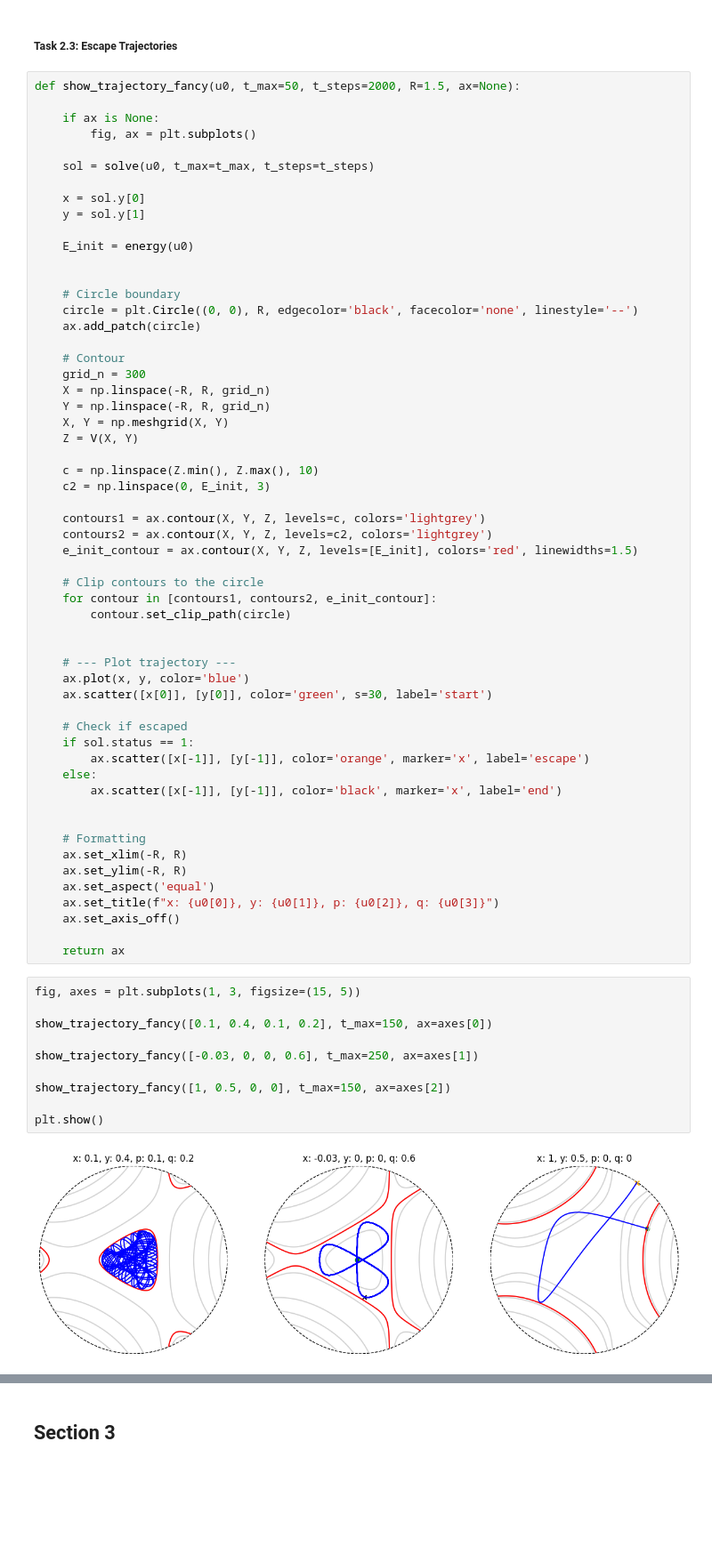
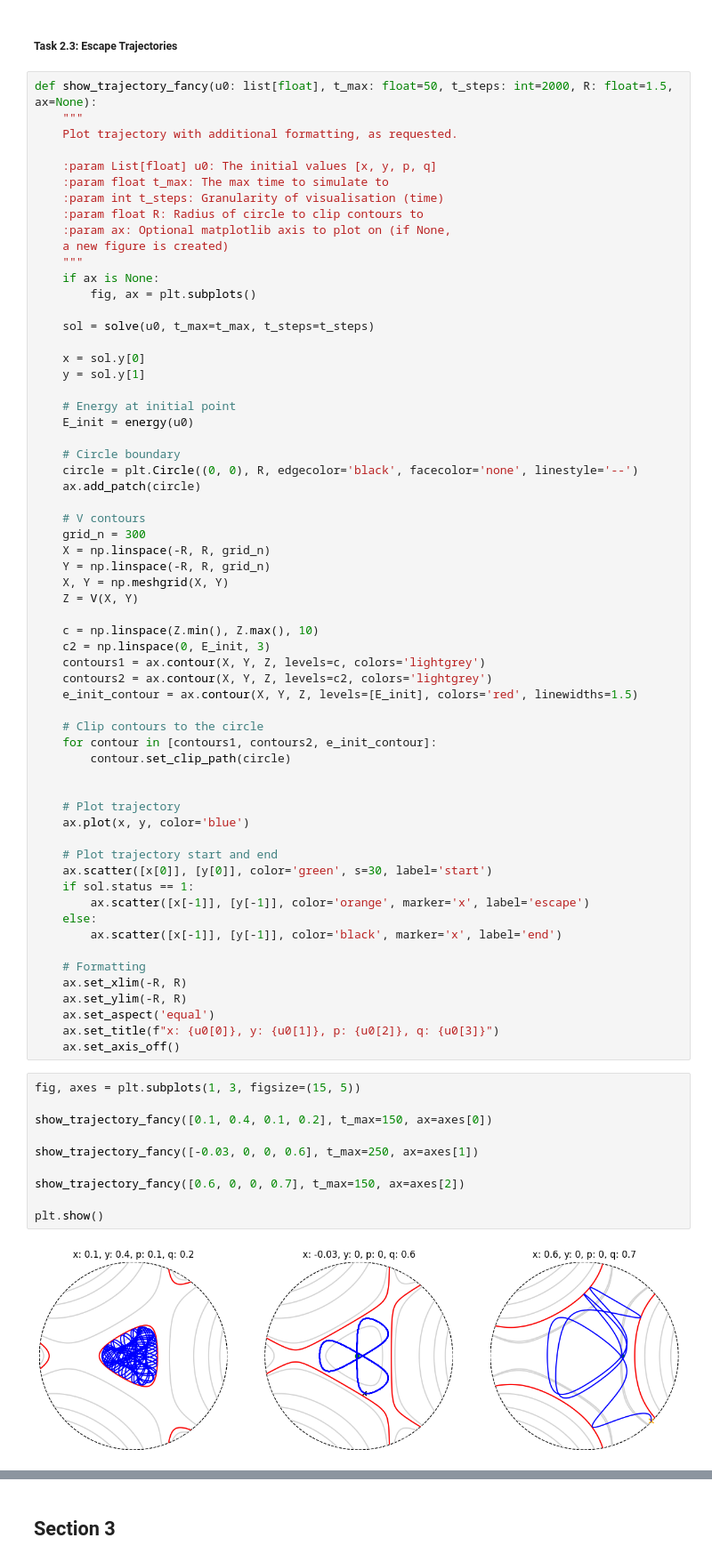
Before and after one commit to ProgramPhantom/MPS224-Scientific-Computing, a Jupyter notebook: Assignment 2/assignment2.ipynb, the cells around one changed output, grey strips where cells are left out. Shown at 89% size. Cells and saved outputs as stored; diff of their text form; blank space fills up the shorter version.

```diff
--- a/Assignment 2/assignment2.ipynb
+++ b/Assignment 2/assignment2.ipynb
@@ -403,8 +418,17 @@ We can think of this system as a ball rolling around the surface described by $V
 # %% [markdown]
 ##### Task 2.3: Escape Trajectories
 # %%
-def show_trajectory_fancy(u0, t_max=50, t_steps=2000, R=1.5, ax=None):
+def show_trajectory_fancy(u0: list[float], t_max: float=50, t_steps: int=2000, R: float=1.5, ax=None):
+    """
+    Plot trajectory with additional formatting, as requested.
 
+    :param List[float] u0: The initial values [x, y, p, q]
+    :param float t_max: The max time to simulate to
+    :param int t_steps: Granularity of visualisation (time)
+    :param float R: Radius of circle to clip contours to
+    :param ax: Optional matplotlib axis to plot on (if None,
+    a new figure is created)
+    """
     if ax is None:
         fig, ax = plt.subplots()
 
@@ -413,14 +437,14 @@ def show_trajectory_fancy(u0, t_max=50, t_steps=2000, R=1.5, ax=None):
     x = sol.y[0]
     y = sol.y[1]
 
+    # Energy at initial point
     E_init = energy(u0)
-
 
     # Circle boundary
     circle = plt.Circle((0, 0), R, edgecolor='black', facecolor='none', linestyle='--')
     ax.add_patch(circle)
 
-    # Contour
+    # V contours
     grid_n = 300
     X = np.linspace(-R, R, grid_n)
     Y = np.linspace(-R, R, grid_n)
@@ -429,7 +453,6 @@ def show_trajectory_fancy(u0, t_max=50, t_steps=2000, R=1.5, ax=None):
 
     c = np.linspace(Z.min(), Z.max(), 10)
     c2 = np.linspace(0, E_init, 3)
-
     contours1 = ax.contour(X, Y, Z, levels=c, colors='lightgrey')
     contours2 = ax.contour(X, Y, Z, levels=c2, colors='lightgrey')
     e_init_contour = ax.contour(X, Y, Z, levels=[E_init], colors='red', linewidths=1.5)
@@ -439,16 +462,15 @@ def show_trajectory_fancy(u0, t_max=50, t_steps=2000, R=1.5, ax=None):
         contour.set_clip_path(circle)
 
 
-    # --- Plot trajectory ---
+    # Plot trajectory
     ax.plot(x, y, color='blue')
+
+    # Plot trajectory start and end
     ax.scatter([x[0]], [y[0]], color='green', s=30, label='start')
-
-    # Check if escaped
     if sol.status == 1:
         ax.scatter([x[-1]], [y[-1]], color='orange', marker='x', label='escape')
     else:
         ax.scatter([x[-1]], [y[-1]], color='black', marker='x', label='end')
-
 
     # Formatting
     ax.set_xlim(-R, R)
@@ -456,20 +478,18 @@ def show_trajectory_fancy(u0, t_max=50, t_steps=2000, R=1.5, ax=None):
     ax.set_aspect('equal')
     ax.set_title(f"x: {u0[0]}, y: {u0[1]}, p: {u0[2]}, q: {u0[3]}")
     ax.set_axis_off()
-
-    return ax
 # %%
 fig, axes = plt.subplots(1, 3, figsize=(15, 5))
 
 show_trajectory_fancy([0.1, 0.4, 0.1, 0.2], t_max=150, ax=axes[0])
 
 show_trajectory_fancy([-0.03, 0, 0, 0.6], t_max=250, ax=axes[1])
 
-show_trajectory_fancy([1, 0.5, 0, 0], t_max=150, ax=axes[2])
+show_trajectory_fancy([0.6, 0, 0, 0.7], t_max=150, ax=axes[2])
 
 plt.show()
 # %% [output]
-[figure, old version]
+[figure, new version]
 # %% [markdown]
 Above we can see three plots of trajectories with corresponding starting conditions displayed above each plot. These plots exhibit a number of different behaviours depending on the starting condition and particularly, the energy level of the starting condition.
 
```
Also changed, not shown: parts of 27 cells of this notebook, 2 other files.
